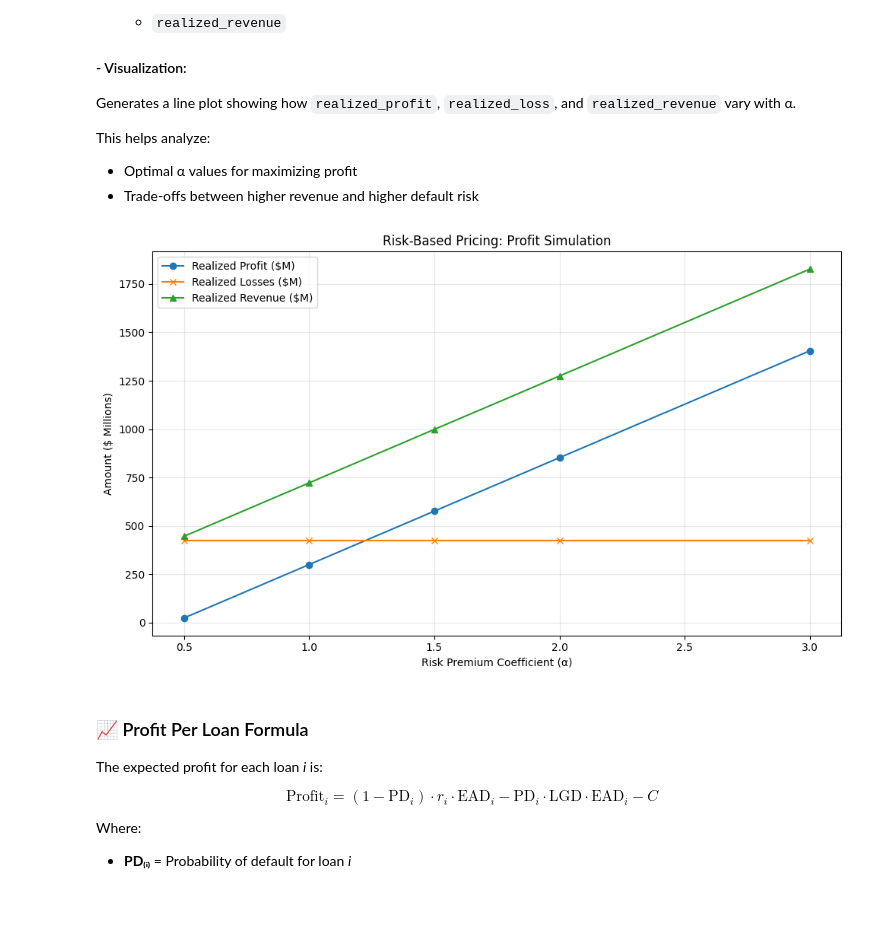
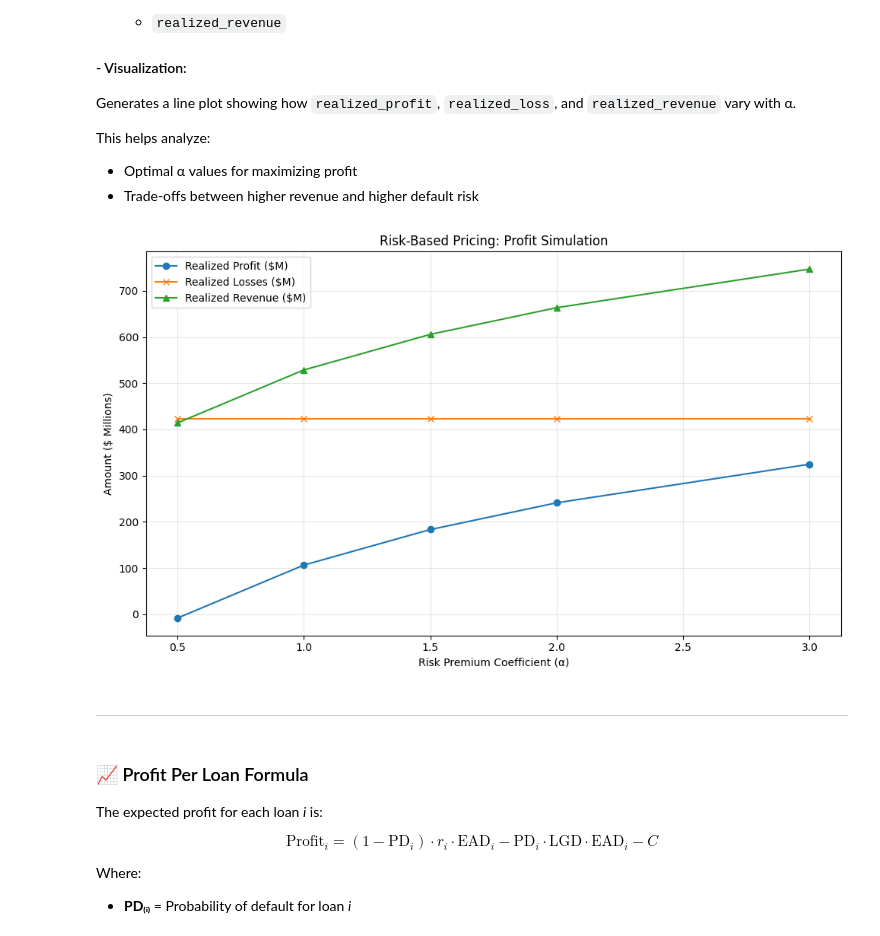
Before and after one commit to siddhantgopi/credit-risk-optimization, a Jupyter notebook: notebooks/04_Simulation.ipynb, the cells around one changed output. Saved outputs shown, nothing was run; the diff lists cells and outputs as text; code cells hidden in the pictures; blank space fills up the shorter version.

```diff
--- a/notebooks/04_Simulation.ipynb
+++ b/notebooks/04_Simulation.ipynb
@@ -234,7 +238,9 @@ profit_matrix = pd.DataFrame(index=alpha_values, columns=lgd_values)
 for lgd in lgd_values:
     for alpha in alpha_values:
         # Interest Rate per loan
-        interest_rates = base_rate + alpha * approved_pd
+        max_rate = 0.36  # 36% annual max, or adjust
+        interest_rates = np.minimum(base_rate + alpha * approved_pd, max_rate)
+        # interest_rates = base_rate + alpha * approved_pd
 
         # Expected Revenue = interest × EAD
         expected_revenue = interest_rates * approved_ead
@@ -570,7 +575,7 @@ import numpy as np
 import matplotlib.pyplot as plt
 
 def simulate_pricing_strategies(y_true, y_pred_proba, loan_amount,
-                                LGD=0.45, r0=r0, alpha_list=[0.5, 1.0, 1.5, 2.0, 3.0]):
+                                LGD=0.8, r0=r0, alpha_list=[0.5, 1.0, 1.5, 2.0, 3.0], max_rate = 0.36):
     """
     Simulate profits under different pricing strategies
     """
@@ -580,7 +585,8 @@ def simulate_pricing_strategies(y_true, y_pred_proba, loan_amount,
         pd_ = y_pred_proba
         ead = loan_amount
         el = pd_ * LGD * ead
-        rate = r0 + alpha * pd_
+        raw_rate = r0 + alpha * pd_
+        rate = np.minimum(raw_rate, max_rate)
         revenue = rate * ead
         profit = revenue - el
 
@@ -622,14 +628,17 @@ def simulate_pricing_strategies(y_true, y_pred_proba, loan_amount,
 # %%
 pricing_results = simulate_pricing_strategies(
     y_true=ytst["target"],
     y_pred_proba=y_pred_proba,
     loan_amount=test_df_unscaled["funded_amnt"],
     LGD=0.45,
     r0=r0/100,
-    alpha_list=[0.5, 1.0, 1.5, 2.0, 3.0]
+    alpha_list=[0.5, 1.0, 1.5, 2.0, 3.0],
+    max_rate = 0.36
 )
 # %% [output]
-[figure, old version]
+[figure, new version]
+# %% [markdown]
+---
 # %% [markdown]
 ### 📈 Profit Per Loan Formula
 
```
Also changed, not shown: parts of 26 cells of this notebook, 2 other files.
